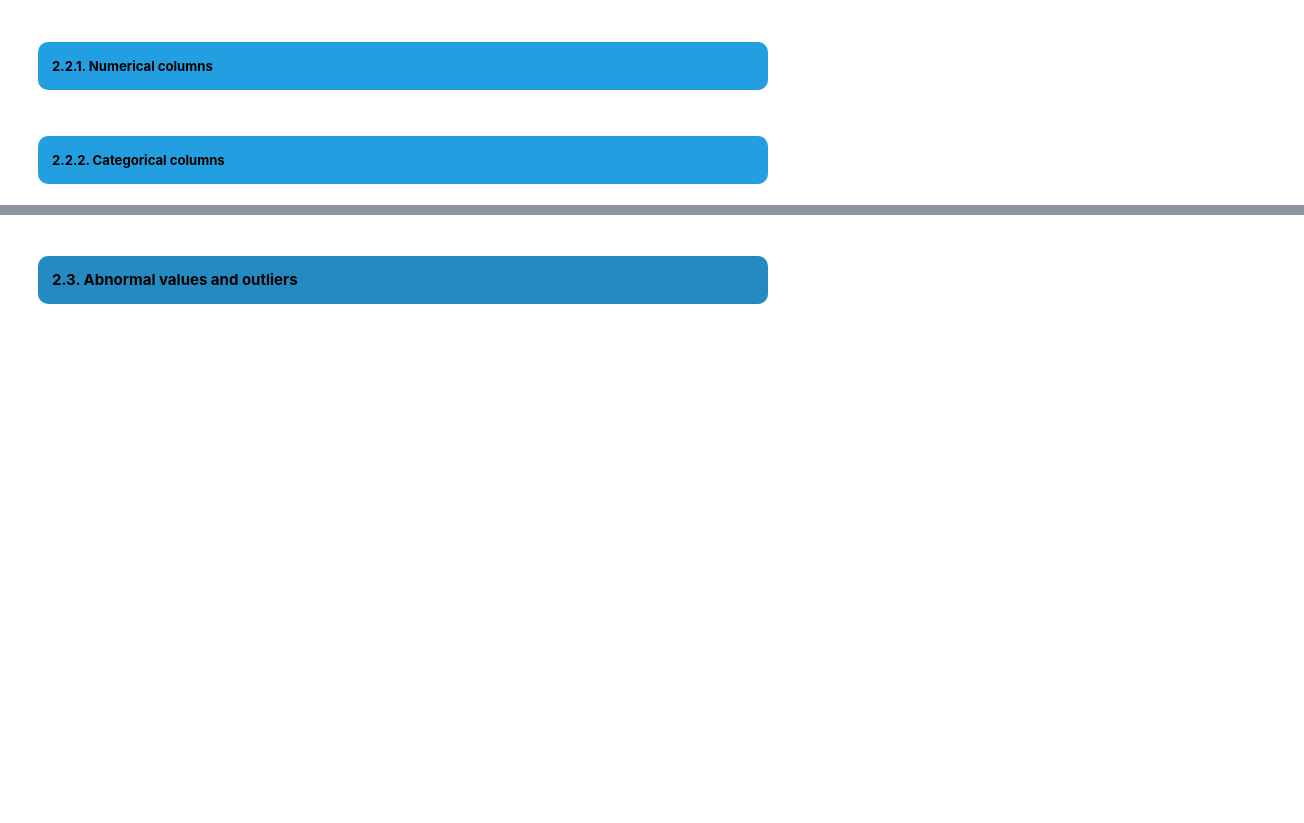
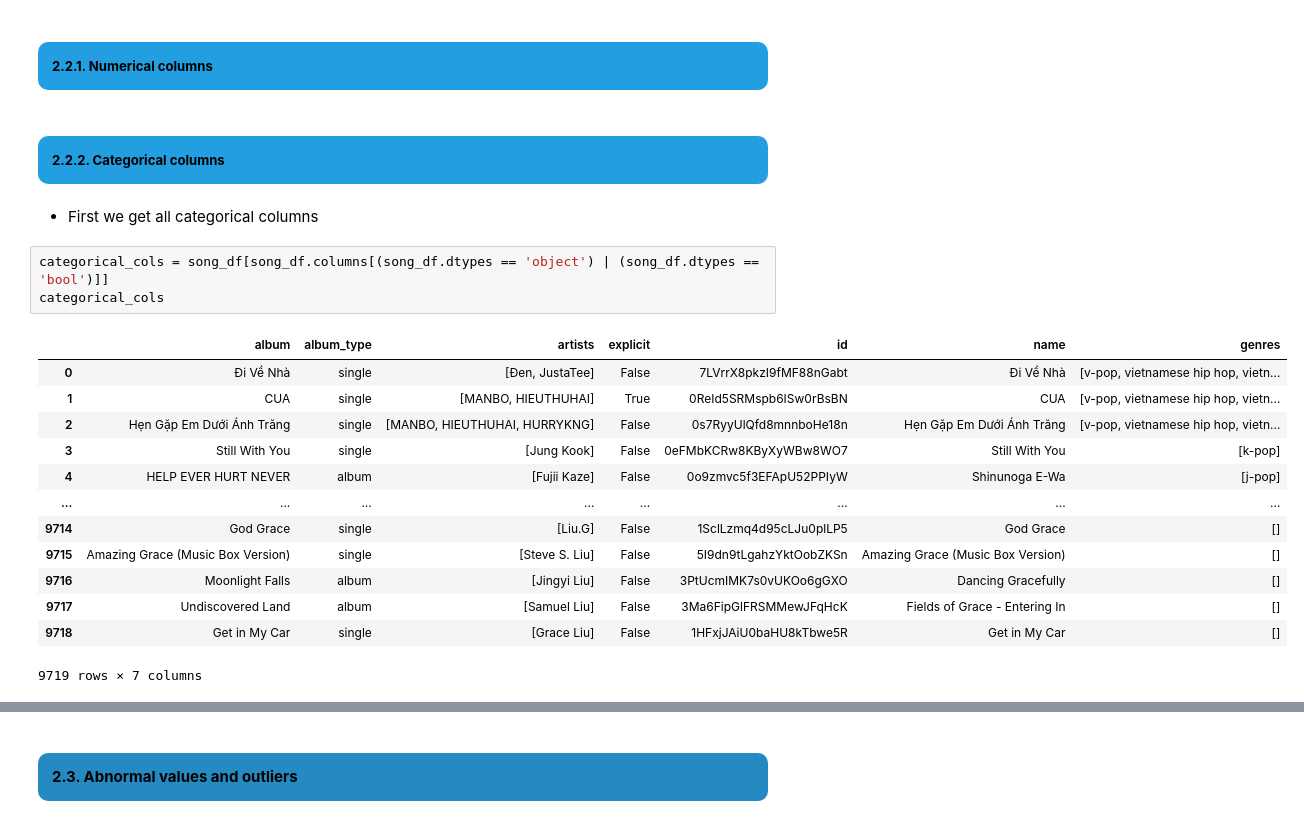
Before and after one commit to truongthuankiet1990gmailcom/Data-Visualization-HW1, a Jupyter notebook: notebook.ipynb, the cells around one changed output, grey strips where cells are left out. Drawn from its saved outputs; the diff is of its cells as text; blank space fills up the shorter version.

```diff
--- a/notebook.ipynb
+++ b/notebook.ipynb
@@ -1618,3 +1591,22 @@ song_df
 # %% [markdown]
 <a class="anchor" id="2.2.2."></a>
 <h5 style="text-align: left; background-color:rgb(35, 159, 225); font-family:newtimeroman; color: black; padding: 14px; line-height: 1; border-radius:10px"><b>2.2.2. Categorical columns </b></h5>
+# %% [markdown]
+- First we get all categorical columns
+# %%
+categorical_cols = song_df[song_df.columns[(song_df.dtypes == 'object') | (song_df.dtypes == 'bool')]]
+categorical_cols
+# %% [output]
+|  | album | album_type | artists | explicit | id | name | genres |
+| 0 | Đi Về Nhà | single | [Đen, JustaTee] | False | 7LVrrX8pkzI9fMF88nGabt | Đi Về Nhà | [v-pop, vietnamese hip hop, vietn... |
+| 1 | CUA | single | [MANBO, HIEUTHUHAI] | True | 0ReId5SRMspb6ISw0rBsBN | CUA | [v-pop, vietnamese hip hop, vietn... |
+| 2 | Hẹn Gặp Em Dưới Ánh Trăng | single | [MANBO, HIEUTHUHAI, HURRYKNG] | False | 0s7RyyUlQfd8mnnboHe18n | Hẹn Gặp Em Dưới Ánh Trăng | [v-pop, vietnamese hip hop, vietn... |
+| 3 | Still With You | single | [Jung Kook] | False | 0eFMbKCRw8KByXyWBw8WO7 | Still With You | [k-pop] |
+| 4 | HELP EVER HURT NEVER | album | [Fujii Kaze] | False | 0o9zmvc5f3EFApU52PPIyW | Shinunoga E-Wa | [j-pop] |
+| ... | ... | ... | ... | ... | ... | ... | ... |
+| 9714 | God Grace | single | [Liu.G] | False | 1SclLzmq4d95cLJu0plLP5 | God Grace | [] |
+| 9715 | Amazing Grace (Music Box Version) | single | [Steve S. Liu] | False | 5I9dn9tLgahzYktOobZKSn | Amazing Grace (Music Box Version) | [] |
+| 9716 | Moonlight Falls | album | [Jingyi Liu] | False | 3PtUcmIMK7s0vUKOo6gGXO | Dancing Gracefully | [] |
+| 9717 | Undiscovered Land | album | [Samuel Liu] | False | 3Ma6FipGlFRSMMewJFqHcK | Fields of Grace - Entering In | [] |
+| 9718 | Get in My Car | single | [Grace Liu] | False | 1HFxjJAiU0baHU8kTbwe5R | Get in My Car | [] |
+9719 rows × 7 columns
```
Also changed, not shown: parts of 18 cells of this notebook.
